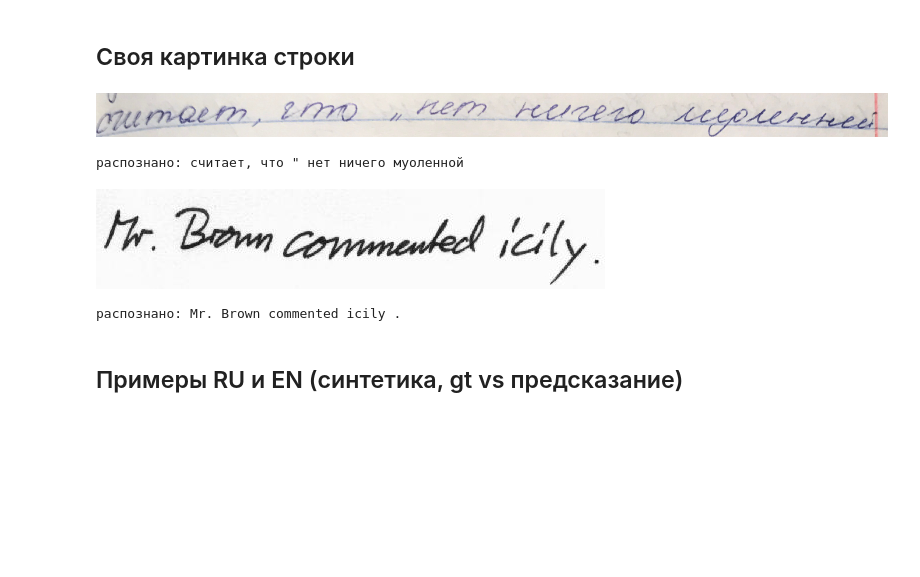
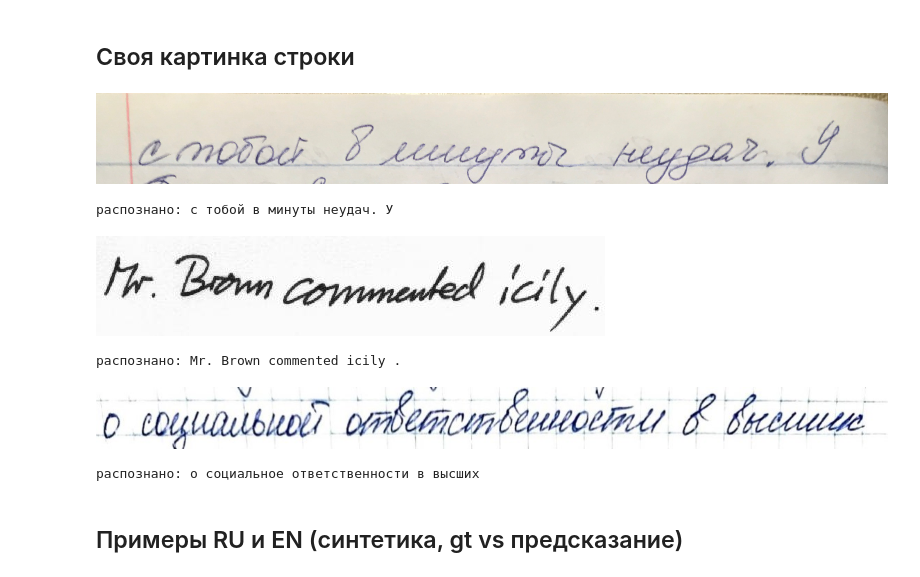
Before and after one commit to DorinDaniil/handwriting-recognition, a Jupyter notebook: recognition/notebooks/inference.ipynb, the cells around one changed output. Drawn from its saved outputs; the diff is of its cells as text; code cells hidden in the pictures; blank space fills up the shorter version.

```diff
--- a/recognition/notebooks/inference.ipynb
+++ b/recognition/notebooks/inference.ipynb
@@ -13,9 +13,13 @@ from IPython.display import display
 from transformers import VisionEncoderDecoderModel, TrOCRProcessor
 
 # BEST_DIR = str(ROOT / 'outputs' / 'trocr_small_bi_pretrain' / 'best')
+# BEST_DIR = str(ROOT / 'outputs' / 'trocr_small_bi_pretrain_v2' / 'best')
 # BEST_DIR = str(ROOT / 'outputs' / 'trocr_small_bi_pretrain_stage2' / 'best')
 # BEST_DIR = str(ROOT / 'outputs' / 'trocr_small_bi_finetune' / 'best')
-BEST_DIR = str(ROOT / 'outputs' / 'trocr_small_bi_finetune_updated' / 'best')
+# BEST_DIR = str(ROOT / 'outputs' / 'trocr_small_bi_finetune_v2' / 'best')
+# BEST_DIR = str(ROOT / 'outputs' / 'trocr_small_bi_finetune_full' / 'best')
+# BEST_DIR = str(ROOT / 'outputs' / 'trocr_small_bi_finetune_cleanfull' / 'best')
+BEST_DIR = str(ROOT / 'outputs' / 'trocr_small_bi_finetune_cleanfull_v3' / 'best')
 # DEVICE = 'cuda' if torch.cuda.is_available() else 'cpu'
 DEVICE = 'cpu'
 
@@ -58,13 +62,13 @@ print(f"{total/1e6:.1f}M total, {trainable/1e6:.1f}M trainable")
 # %% [markdown]
 ## Своя картинка строки
 # %%
-IMG = '/mnt/DATA2/dorin/handwriting-recognition/data/image2.png'
+IMG = '/mnt/DATA2/dorin/handwriting-recognition/data/image3.png'
 img = Image.open(IMG).convert('RGB')
 display(img)
 print('распознано:', recognize(img))
 # %% [output]
-[figure, old version]
+[figure, new version]
-распознано: считает, что " нет ничего муоленной
+распознано: с тобой в минуты неудач. У
 # %%
 import requests
 
@@ -75,6 +79,14 @@ print('распознано:', recognize(image))
 # %% [output]
 [figure]
 распознано: Mr. Brown commented icily .
+# %%
+IMG = '/mnt/DATA2/dorin/handwriting-recognition/data/line6.jpg'
+img = Image.open(IMG).convert('RGB')
+display(img)
+print('распознано:', recognize(img))
+# %% [output]
+[figure, added]
+распознано: о социальное ответственности в высших
 # %% [markdown]
 ## Примеры RU и EN (синтетика, gt vs предсказание)
 # %%
```
Also changed, not shown: parts of 11 cells of this notebook, 25 other files.
